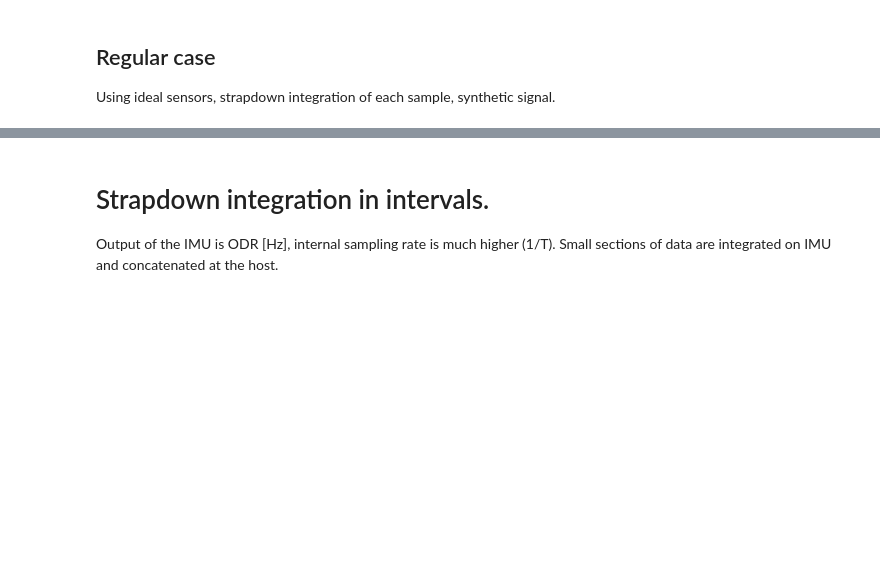
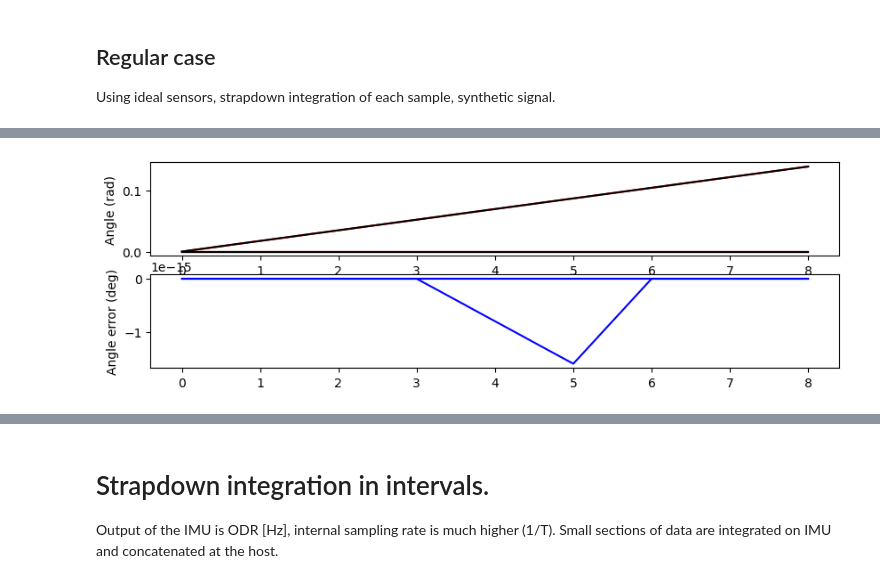
Before and after one commit to henkluinge/strapdown_integration, a Jupyter notebook: python/reference_strapdown_integration.ipynb, the cells around one changed output, grey strips where cells are left out. Saved outputs shown, nothing was run; the diff lists cells and outputs as text; code cells hidden in the pictures; blank space fills up the shorter version.

```diff
--- a/python/reference_strapdown_integration.ipynb
+++ b/python/reference_strapdown_integration.ipynb
@@ -80,4 +92,20 @@ def strapdown_integration(y_gyr, y_acc, T, g_l, q_start, v_start):
 
 q_sdi_ls, v_sdi_l = strapdown_integration(y_imu['y_gyr'], y_imu['y_acc'], T, g_l, q_ref_ls[0,:], v_ref_l[0,:])
 sdi_helper.save_to_reference_log_simple_strapdown(y_imu, q_sdi_ls, t)
+# %%
+# Plot angle error.
+h_ref_ls = kinalg.array_quaternion_to_axisangle(q_ref_ls)
+h_sdi_ls = kinalg.array_quaternion_to_axisangle(q_sdi_ls)
+h_error = h_ref_ls - h_sdi_ls
+
+fig, axs = plt.subplots(2, 1, figsize=(10, 3), squeeze=False)
+axs = axs[:,0]
+axs[0].plot(t, h_ref_ls,  color='red', marker='none', label='Ref');
+axs[0].plot(t, h_sdi_ls,  color='k', marker='none', label='Ref');
+axs[0].set_ylabel('Angle (rad)');
+
+axs[1].plot(t, (180/np.pi)*h_error,  color='blue', marker='none', label='Error');
+axs[1].set_ylabel('Angle error (deg)');
+# %% [output]
+[figure, added]
 # %%
```
Also changed, not shown: parts of 13 cells of this notebook, 10 other files.
